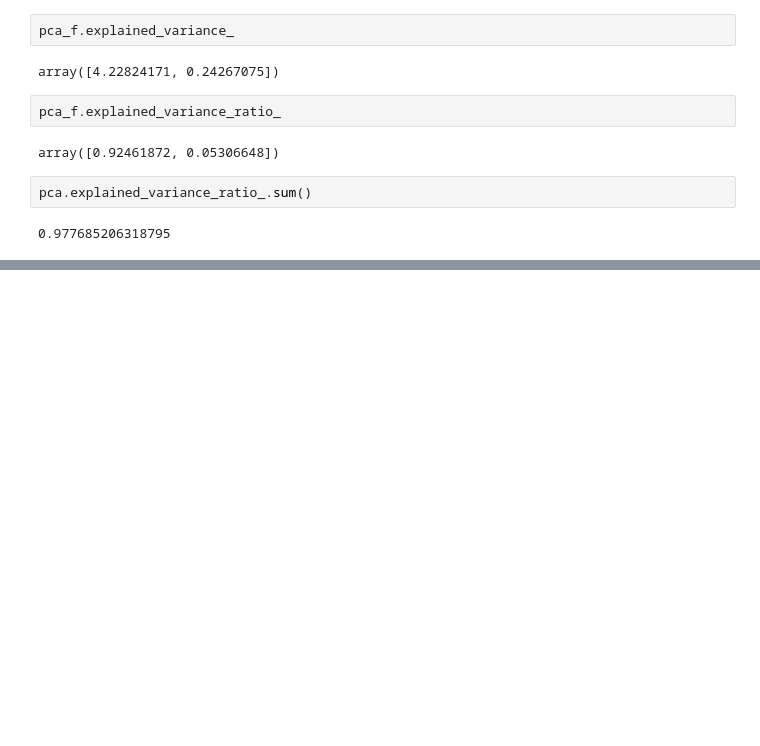
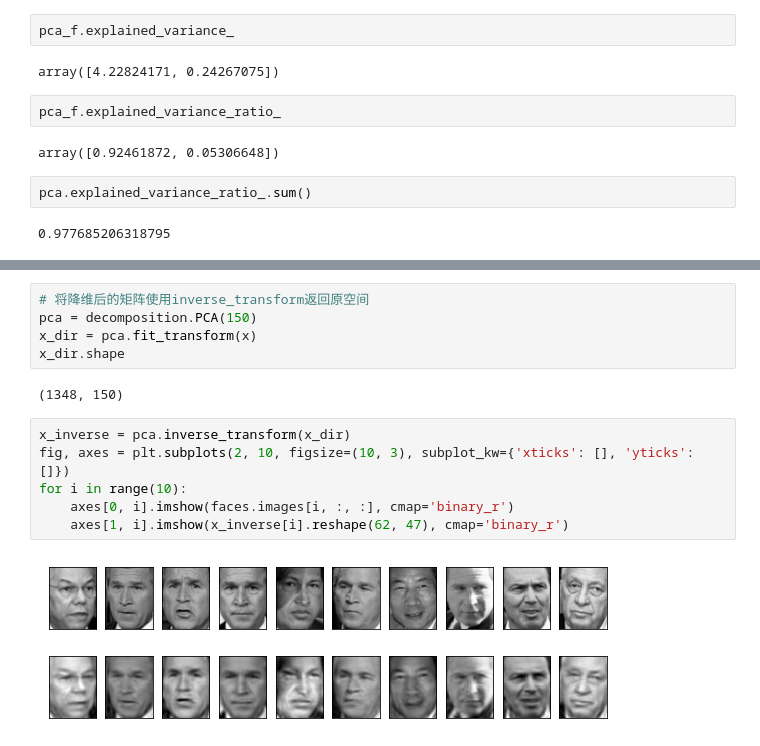
Before and after one commit to appbanana/MachineLearningAction, a Jupyter notebook: scikit-learn/PCA和SVD/01-高维数据可视化.ipynb, the cells around one changed output, grey strips where cells are left out. Cells and saved outputs as stored; diff of their text form; blank space fills up the shorter version.

```diff
--- a/scikit-learn/PCA和SVD/01-高维数据可视化.ipynb
+++ b/scikit-learn/PCA和SVD/01-高维数据可视化.ipynb
@@ -171,0 +251,15 @@ pca.explained_variance_ratio_.sum()
+# %%
+# 将降维后的矩阵使用inverse_transform返回原空间
+pca = decomposition.PCA(150)
+x_dir = pca.fit_transform(x)
+x_dir.shape
+# %% [output]
+(1348, 150)
+# %%
+x_inverse = pca.inverse_transform(x_dir)
+fig, axes = plt.subplots(2, 10, figsize=(10, 3), subplot_kw={'xticks': [], 'yticks': []})
+for i in range(10):
+    axes[0, i].imshow(faces.images[i, :, :], cmap='binary_r')
+    axes[1, i].imshow(x_inverse[i].reshape(62, 47), cmap='binary_r')
+# %% [output]
+[figure, added]
```
Also changed, not shown: parts of 12 cells of this notebook, 2 other files.
